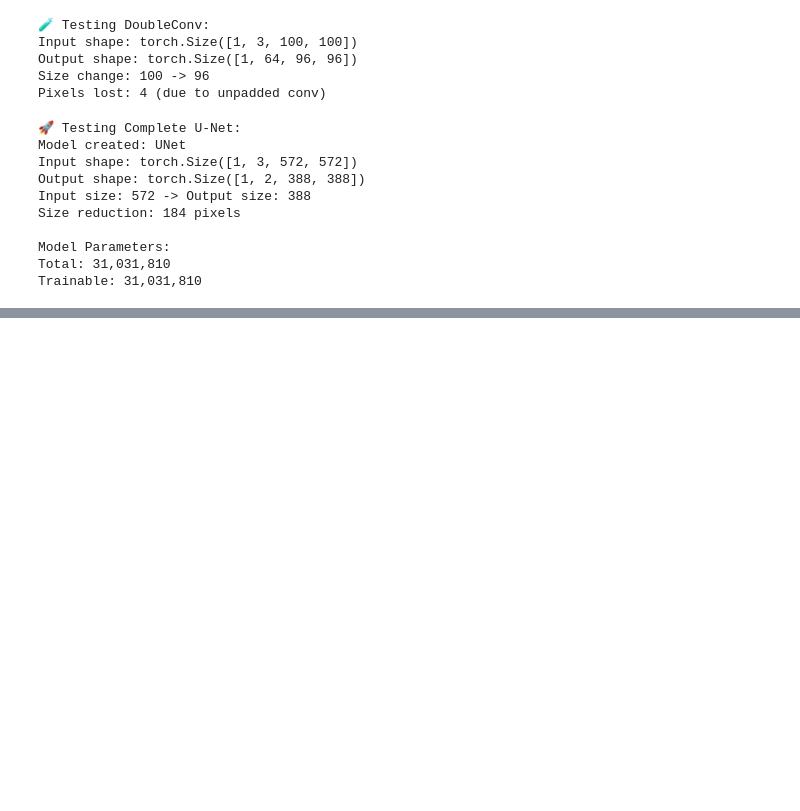
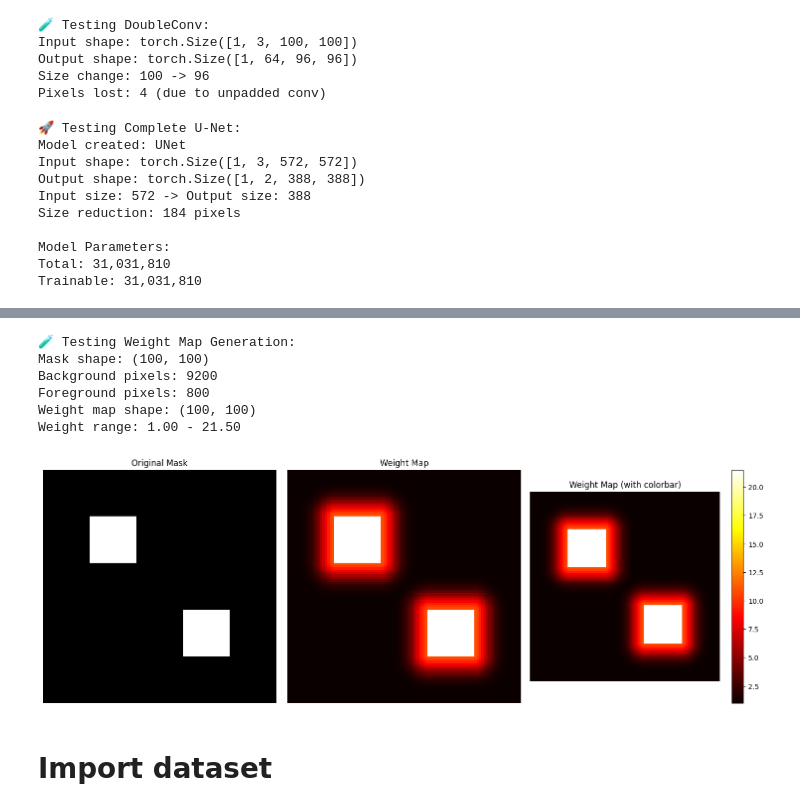
Before and after one commit to Alice-creator/ResearcH, a Jupyter notebook: segmentation/u_net_implementation.ipynb, the cells around one changed output, grey strips where cells are left out. Saved outputs shown, nothing was run; the diff lists cells and outputs as text; code cells hidden in the pictures; blank space fills up the shorter version.

```diff
--- a/segmentation/u_net_implementation.ipynb
+++ b/segmentation/u_net_implementation.ipynb
@@ -169,0 +181,22 @@ Trainable: 31,031,810
+# %%
+# Test WeightedCrossEntropyLoss
+print("🧪 Testing WeightedCrossEntropyLoss:")
+
+# Create dummy data
+batch_size, num_classes, height, width = 2, 3, 10, 10
+logits = torch.randn(batch_size, num_classes, height, width)
+targets = torch.randint(0, num_classes, (batch_size, height, width))
+weight_map = torch.ones(batch_size, height, width)
+
+print(f"Logits shape: {logits.shape}")
+print(f"Targets shape: {targets.shape}")
+print(f"Weight map shape: {weight_map.shape}")
+
+# Test loss
+criterion = WeightedCrossEntropyLoss()
+loss_without_weights = criterion(logits, targets)
+loss_with_weights = criterion(logits, targets, weight_map)
+
+print(f"\nLoss without weights: {loss_without_weights.item():.4f}")
+print(f"Loss with weights: {loss_with_weights.item():.4f}")
+print("✅ Loss function works!")
@@ -169,0 +280,30 @@ Trainable: 31,031,810
+# %%
+# Test Weight Map Generation
+print("🧪 Testing Weight Map Generation:")
+
+# Create dummy binary mask (simulating cells)
+mask = np.zeros((100, 100), dtype=np.uint8)
+mask[20:40, 20:40] = 1  # Cell 1
+mask[60:80, 60:80] = 1  # Cell 2
+
+print(f"Mask shape: {mask.shape}")
+print(f"Background pixels: {np.sum(mask == 0)}")
+print(f"Foreground pixels: {np.sum(mask == 1)}")
+
+# Generate weight map
+weight_map = generate_weight_map(mask, w0=10, sigma=5)
+print(f"Weight map shape: {weight_map.shape}")
+print(f"Weight range: {weight_map.min():.2f} - {weight_map.max():.2f}")
+
+# Visualize
+visualize_weight_map(mask, weight_map)
+# %% [output]
+🧪 Testing Weight Map Generation:
+Mask shape: (100, 100)
+Background pixels: 9200
+Foreground pixels: 800
+Weight map shape: (100, 100)
+Weight range: 1.00 - 21.50
+[figure, added]
+# %% [markdown]
+# Import dataset
```
Also changed, not shown: parts of 3 cells of this notebook, 1 other file.
